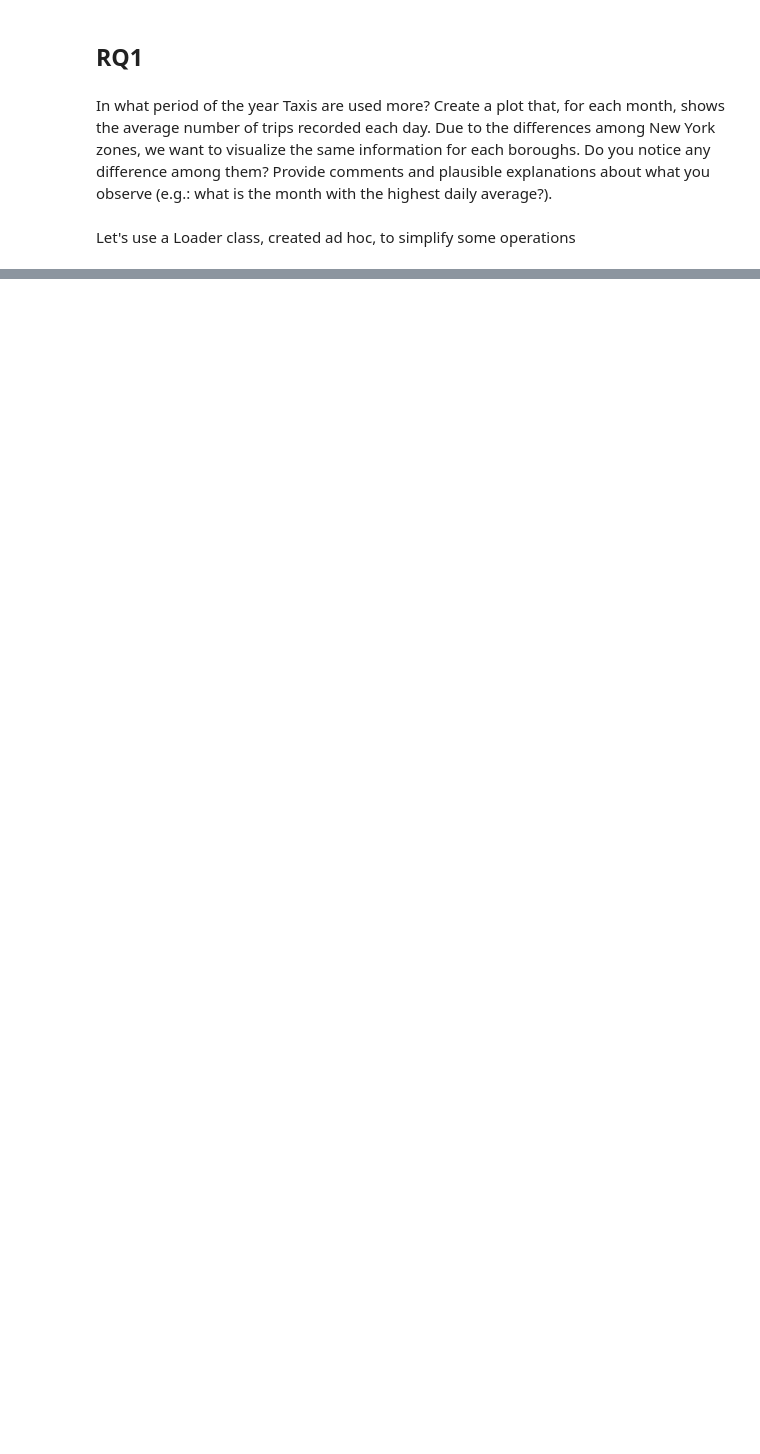
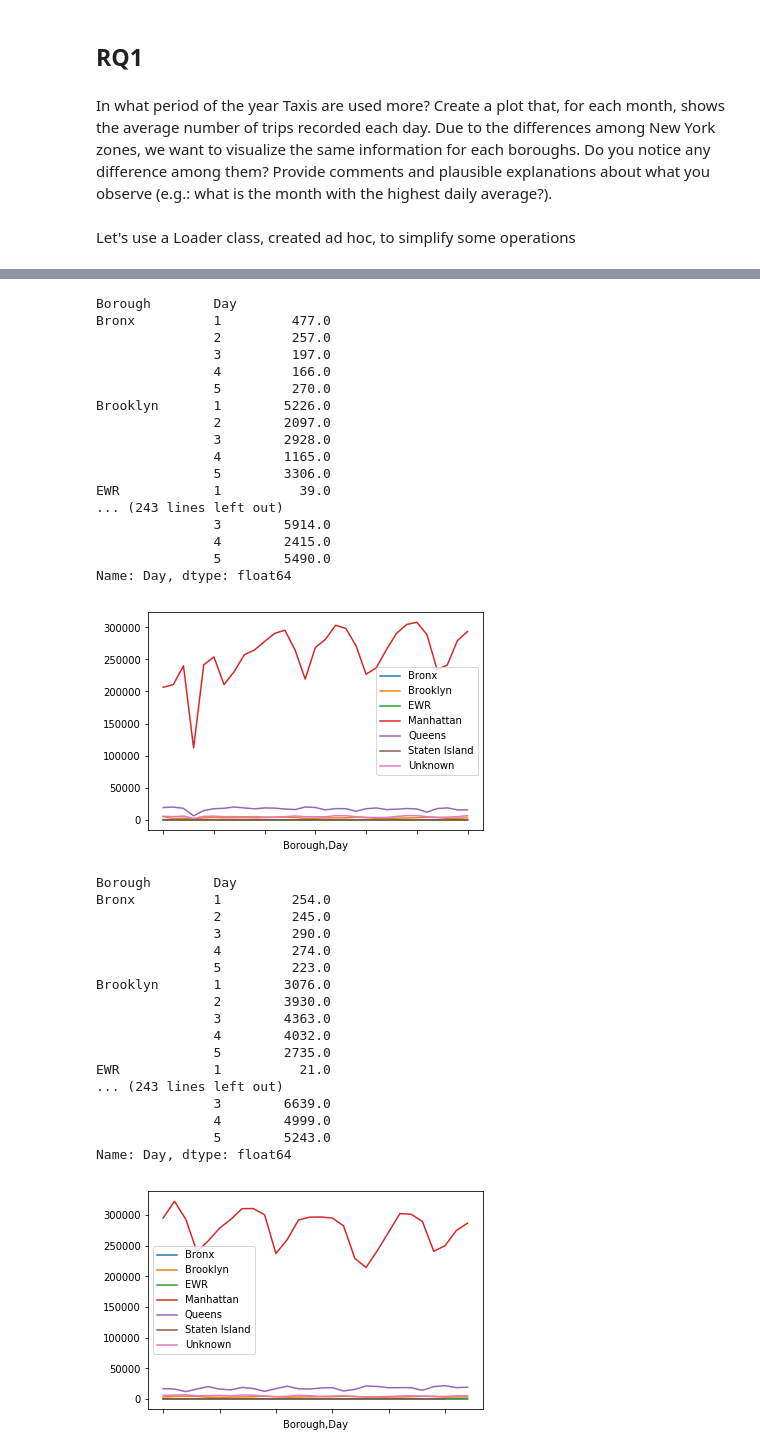
Before and after one commit to legentz/ADM-HW2, a Jupyter notebook: RQ1.ipynb, the cells around one changed output, grey strips where cells are left out. Drawn from its saved outputs; the diff is of its cells as text; code cells hidden in the pictures; blank space fills up the shorter version.

```diff
--- a/RQ1.ipynb
+++ b/RQ1.ipynb
@@ -160,0 +112,47 @@ Name: Day, dtype: object
+# %%
+for m in dg_bkp.keys():
+    df = dg_bkp[m]
+    fig, ax = plt.subplots()
+
+    for key, grp in df.groupby(['Borough']):
+        ax = grp.plot(ax=ax, kind='line', x='x', y='y', label=key)
+
+    plt.legend(loc='best')
+    plt.show()
+# %% [output]
+Borough        Day
+Bronx          1         477.0
+               2         257.0
+               3         197.0
+               4         166.0
+               5         270.0
+Brooklyn       1        5226.0
+               2        2097.0
+               3        2928.0
+               4        1165.0
+               5        3306.0
+EWR            1          39.0
+... (243 lines left out)
+               3        5914.0
+               4        2415.0
+               5        5490.0
+Name: Day, dtype: float64
+[figure, added]
+Borough        Day
+Bronx          1         254.0
+               2         245.0
+               3         290.0
+               4         274.0
+               5         223.0
+Brooklyn       1        3076.0
+               2        3930.0
+               3        4363.0
+               4        4032.0
+               5        2735.0
+EWR            1          21.0
+... (243 lines left out)
+               3        6639.0
+               4        4999.0
+               5        5243.0
+Name: Day, dtype: float64
+[figure, added]
```
Also changed, not shown: parts of 4 cells of this notebook.
